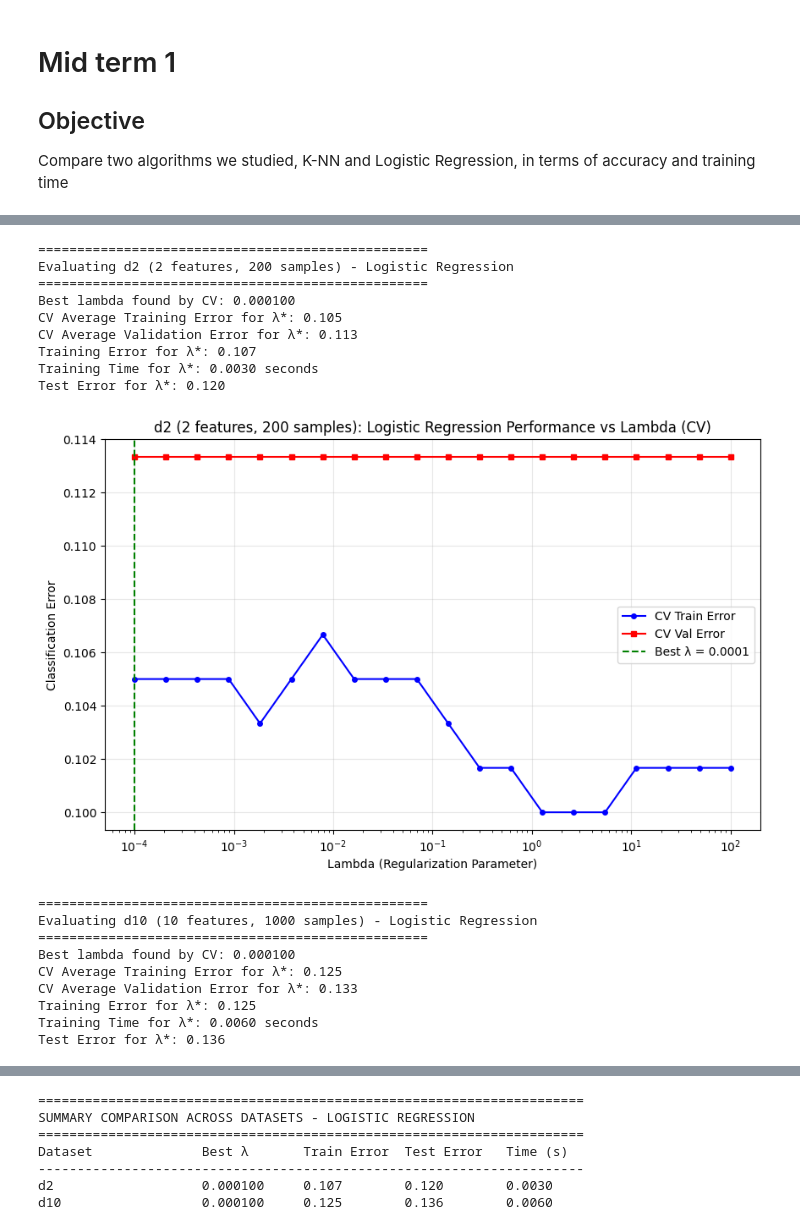
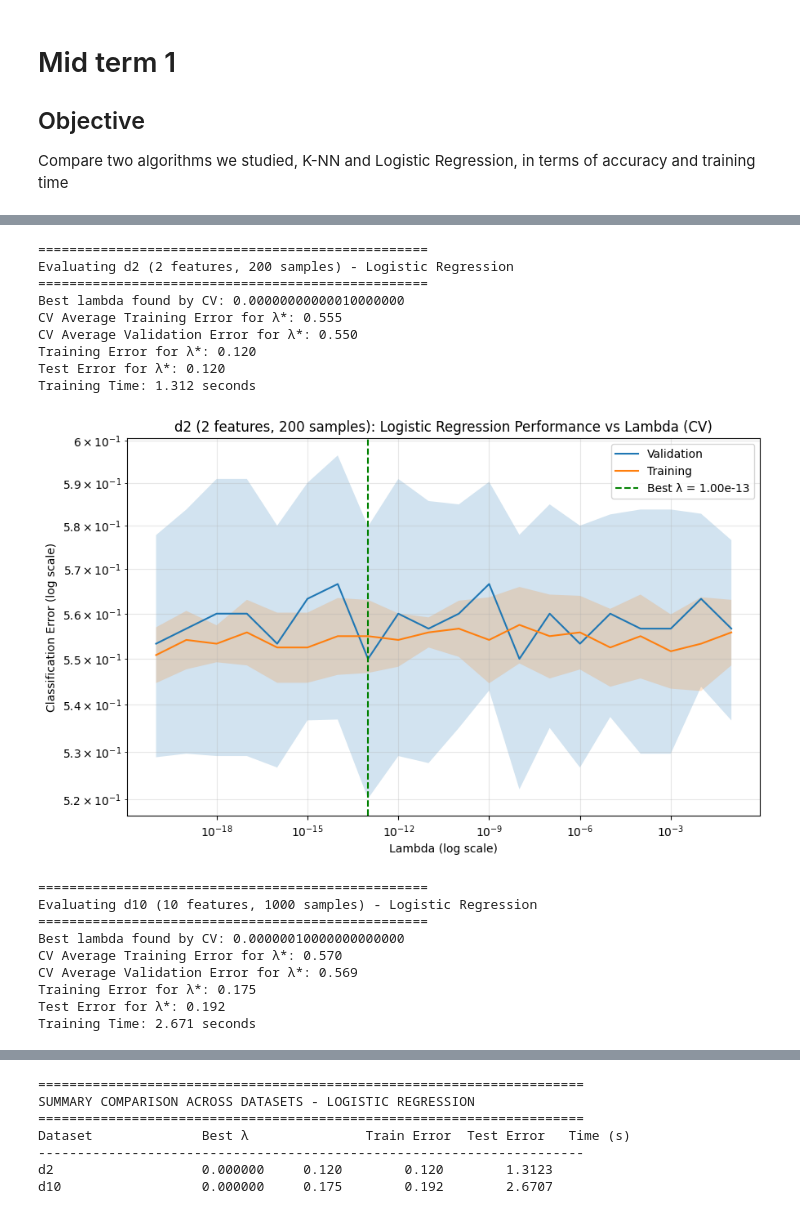
Before and after one commit to mariomine88/Unige_code, a Jupyter notebook: Master/First/ML/Mid-term 1/MidTerm_p1.ipynb, the cells around one changed output, grey strips where cells are left out. Drawn from its saved outputs; the diff is of its cells as text; code cells hidden in the pictures.

```diff
--- a/Master/First/ML/Mid-term 1/MidTerm_p1.ipynb
+++ b/Master/First/ML/Mid-term 1/MidTerm_p1.ipynb
@@ -414,6 +416,6 @@ def calcError(Ypred, Y):
 # %%
 #Logistic Regression testing and evaluation
-lambda_values = np.logspace(-4, 2, 20)  # From 0.0001 to 100
+lambda_values = np.logspace(-20, -1, 20)  # From 1e-10 to 0.1
 
 # Function to perform cross-validation and evaluation for a dataset
 def evaluate_logreg(dataset, dataset_name):
@@ -423,19 +425,19 @@ def evaluate_logreg(dataset, dataset_name):
 
     Xtr, Ytr, Xte, Yte = dataset['Xtr'], dataset['Ytr'], dataset['Xte'], dataset['Yte']
 
+    start_time = time.time()
     # Cross-validation to find best lambda using custom KFoldCVLogReg
     best_lambda, best_lambda_idx, tr_err_mean, tr_err_std, val_err_mean, val_err_std = KFoldCVLogReg(
         Xtr, Ytr, num_folds=5, lambda_list=lambda_values, rng=42
     )
+    training_time = time.time() - start_time
 
-    print(f"Best lambda found by CV: {best_lambda:.6f}")
+    print(f"Best lambda found by CV: {best_lambda:.20f}")
     print(f"CV Average Training Error for λ*: {tr_err_mean[best_lambda_idx]:.3f}")
     print(f"CV Average Validation Error for λ*: {val_err_mean[best_lambda_idx]:.3f}")
 
     # Final training with best lambda
-    start_time = time.time()
-    w, training_losses = train_logreg_gd(Xtr, Ytr, best_lambda)
-    training_time = time.time() - start_time
+    w, training_losses = train_logreg_sgd(Xtr, Ytr, best_lambda)
 
     # Training error with best lambda
     Ypred_tr, _ = predict_logreg(w, Xtr)
@@ -446,60 +448,64 @@ def evaluate_logreg(dataset, dataset_name):
     test_error = calcError(Ypred_te, Yte)
 
     print(f"Training Error for λ*: {training_error:.3f}")
-    print(f"Training Time for λ*: {training_time:.4f} seconds")
     print(f"Test Error for λ*: {test_error:.3f}")
+    print(f"Training Time: {training_time:.3f} seconds")
 
     # Plot results
-    plt.figure(figsize=(10, 6))
-    plt.semilogx(lambda_values, tr_err_mean, 'b-o', label='CV Train Error', markersize=4)
-    plt.semilogx(lambda_values, val_err_mean, 'r-s', label='CV Val Error', markersize=4)
-    plt.axvline(x=best_lambda, color='g', linestyle='--', label=f'Best λ = {best_lambda:.4f}')
-    plt.xlabel('Lambda (Regularization Parameter)')
-    plt.ylabel('Classification Error')
-    plt.title(f'{dataset_name}: Logistic Regression Performance vs Lambda (CV)')
-    plt.legend()
-    plt.grid(True, alpha=0.3)
+    fig, ax = plt.subplots(figsize=(10, 6))
+    ax.loglog(lambda_values, val_err_mean, label='Validation')
+    ax.fill_between(lambda_values, val_err_mean - val_err_std, val_err_mean + val_err_std, alpha=0.2)
+    ax.loglog(lambda_values, tr_err_mean, label='Training')
+    ax.fill_between(lambda_values, tr_err_mean - tr_err_std, tr_err_mean + tr_err_std, alpha=0.2)
+
+    ax.axvline(x=best_lambda, color='g', linestyle='--', label=f'Best λ = {best_lambda:.2e}')
+    ax.set_title(f'{dataset_name}: Logistic Regression Performance vs Lambda (CV)')
+    ax.set_ylabel('Classification Error (log scale)')
+    ax.set_xlabel('Lambda (log scale)')
+    ax.legend()
+    ax.grid(True, which="both", ls="-", alpha=0.3)
     plt.show()
 
     return best_lambda, training_error, test_error, training_time
 
 # Evaluate all datasets
 logreg_results = {}
 
 # For d2 dataset
 logreg_results['d2'] = evaluate_logreg(d2, 'd2 (2 features, 200 samples)')
 
 # For d10 dataset
 logreg_results['d10'] = evaluate_logreg(d10, 'd10 (10 features, 1000 samples)')
 
 # For d500 dataset
 #logreg_results['d500'] = evaluate_logreg(d500, 'd500 (500 features, 50000 samples)')
+#calculation for d500 dataset is too long, so i did not run it
 
 # Print summary comparison
 print(f"\n{'='*70}")
 print("SUMMARY COMPARISON ACROSS DATASETS - LOGISTIC REGRESSION")
 print(f"{'='*70}")
-print(f"{'Dataset':<20} {'Best λ':<12} {'Train Error':<12} {'Test Error':<12} {'Time (s)':<10}")
+print(f"{'Dataset':<20} {'Best λ':<20} {'Train Error':<12} {'Test Error':<12} {'Time (s)':<10}")
 print(f"{'-'*70}")
 for name, (best_lambda, train_err, test_err, train_time) in logreg_results.items():
     print(f"{name:<20} {best_lambda:<12.6f} {train_err:<12.3f} {test_err:<12.3f} {train_time:<10.4f}")
 # %% [output]
 ==================================================
 Evaluating d2 (2 features, 200 samples) - Logistic Regression
 ==================================================
-Best lambda found by CV: 0.000100
-CV Average Training Error for λ*: 0.105
-CV Average Validation Error for λ*: 0.113
-Training Error for λ*: 0.107
-Training Time for λ*: 0.0030 seconds
+Best lambda found by CV: 0.00000000000010000000
+CV Average Training Error for λ*: 0.555
+CV Average Validation Error for λ*: 0.550
+Training Error for λ*: 0.120
 Test Error for λ*: 0.120
+Training Time: 1.312 seconds
-[figure, old version]
+[figure, new version]
 ==================================================
 Evaluating d10 (10 features, 1000 samples) - Logistic Regression
 ==================================================
-Best lambda found by CV: 0.000100
-CV Average Training Error for λ*: 0.125
-CV Average Validation Error for λ*: 0.133
-Training Error for λ*: 0.125
-Training Time for λ*: 0.0060 seconds
-Test Error for λ*: 0.136
+Best lambda found by CV: 0.00000010000000000000
+CV Average Training Error for λ*: 0.570
+CV Average Validation Error for λ*: 0.569
+Training Error for λ*: 0.175
+Test Error for λ*: 0.192
+Training Time: 2.671 seconds
@@ -507,7 +513,7 @@ Test Error for λ*: 0.136
 ======================================================================
 SUMMARY COMPARISON ACROSS DATASETS - LOGISTIC REGRESSION
 ======================================================================
-Dataset              Best λ       Train Error  Test Error   Time (s)
+Dataset              Best λ               Train Error  Test Error   Time (s)
 ----------------------------------------------------------------------
-d2                   0.000100     0.107        0.120        0.0030
-d10                  0.000100     0.125        0.136        0.0060
+d2                   0.000000     0.120        0.120        1.3123
+d10                  0.000000     0.175        0.192        2.6707
```
Also changed, not shown: parts of 5 cells of this notebook.
